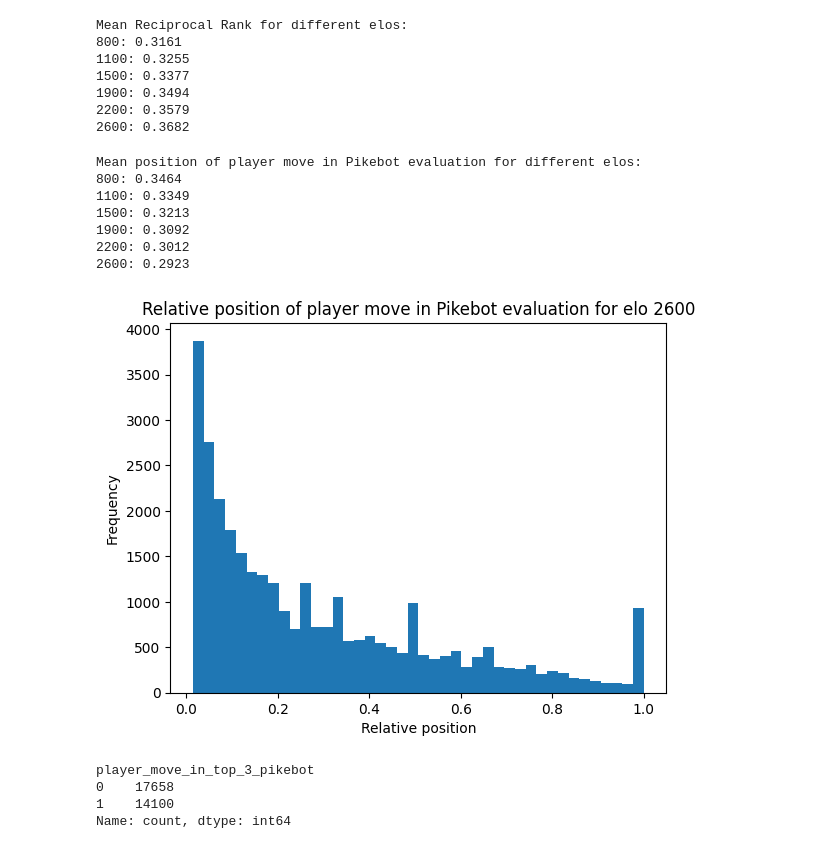
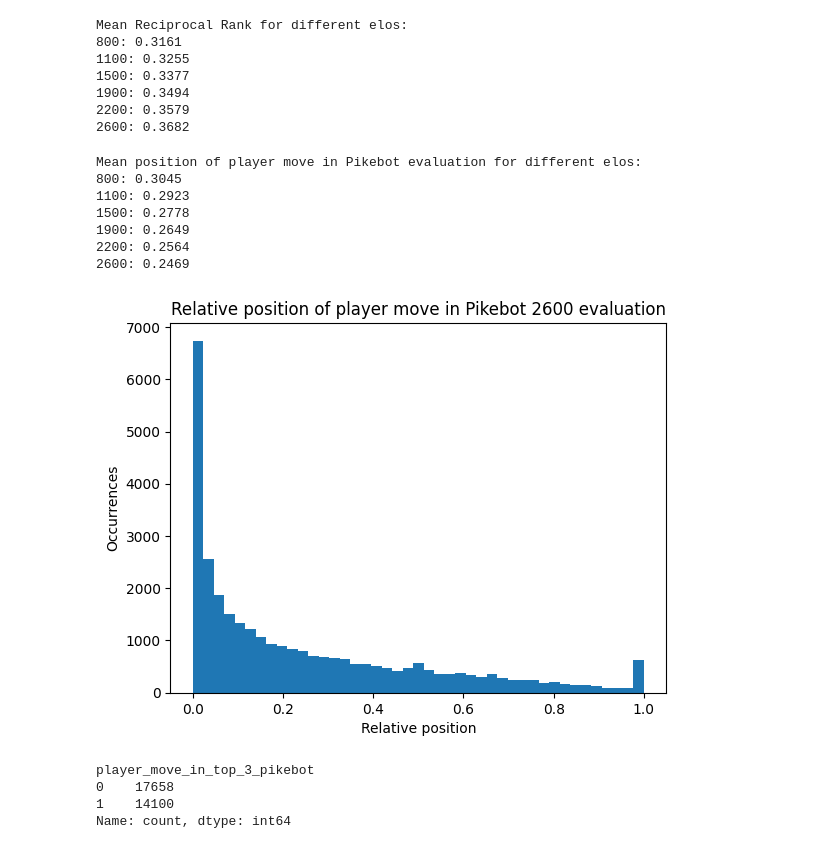
Before and after one commit to MatTheTab/PikeBot, a Jupyter notebook: evaluation/Test_PikeBot_model.ipynb, the cells around one changed output. Drawn from its saved outputs; the diff is of its cells as text; code cells hidden in the pictures.

Commit message:
Update relative position calculation

```diff
--- a/evaluation/Test_PikeBot_model.ipynb
+++ b/evaluation/Test_PikeBot_model.ipynb
@@ -386,26 +439,26 @@ Mean Reciprocal Rank for different elos:
 # %%
 print("Mean position of player move in Pikebot evaluation for different elos:")
 for elo in elos:
-    df_results[f"player_move_relative_pos_{elo}"] = df_results[f"position_of_player_move_in_pikebot_{elo}"] / df_results["legal_move_num"]
-    print(f'{elo}: {df_results[f"player_move_relative_pos_{elo}"].mean():.4f}')
+    df_results[f"player_move_relative_pos_{elo}"] = (df_results[f"position_of_player_move_in_pikebot_{elo}"].to_numpy()-1) / (df_results["legal_move_num"].to_numpy()-1)
+    print(f'{elo}: {df_results[df_results["legal_move_num"]>=2][f"player_move_relative_pos_{elo}"].mean():.4f}')
 # %% [output]
 Mean position of player move in Pikebot evaluation for different elos:
-800: 0.3464
-1100: 0.3349
-1500: 0.3213
-1900: 0.3092
-2200: 0.3012
-2600: 0.2923
+800: 0.3045
+1100: 0.2923
+1500: 0.2778
+1900: 0.2649
+2200: 0.2564
+2600: 0.2469
 # %%
 # Display a histogram of the relative position of the player move in the Pikebot evaluation
 for elo in [2600]:
-    plt.hist(df_results[df_results["legal_move_num"]>=0][f"player_move_relative_pos_{elo}"], bins="auto")
-    plt.title(f"Relative position of player move in Pikebot evaluation for elo {elo}")
+    plt.hist(df_results[df_results["legal_move_num"]>=2][f"player_move_relative_pos_{elo}"], bins="auto")
+    plt.title(f"Relative position of player move in Pikebot {elo} evaluation")
     plt.xlabel("Relative position")
-    plt.ylabel("Frequency")
+    plt.ylabel("Occurrences")
     plt.show()
 # %% [output]
-[figure, old version]
+[figure, new version]
 # %%
 df_results.player_move_in_top_3_pikebot.value_counts()
 # %% [output]
```
Also changed, not shown: parts of 6 cells of this notebook.
